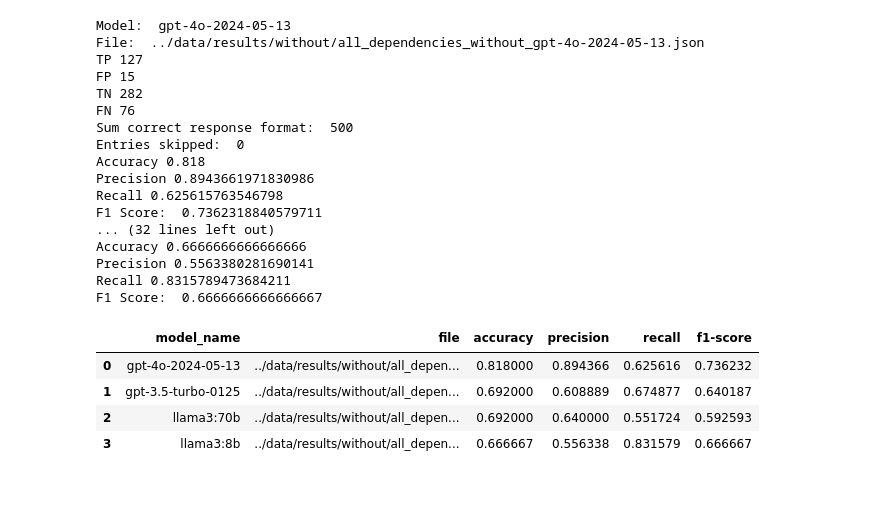
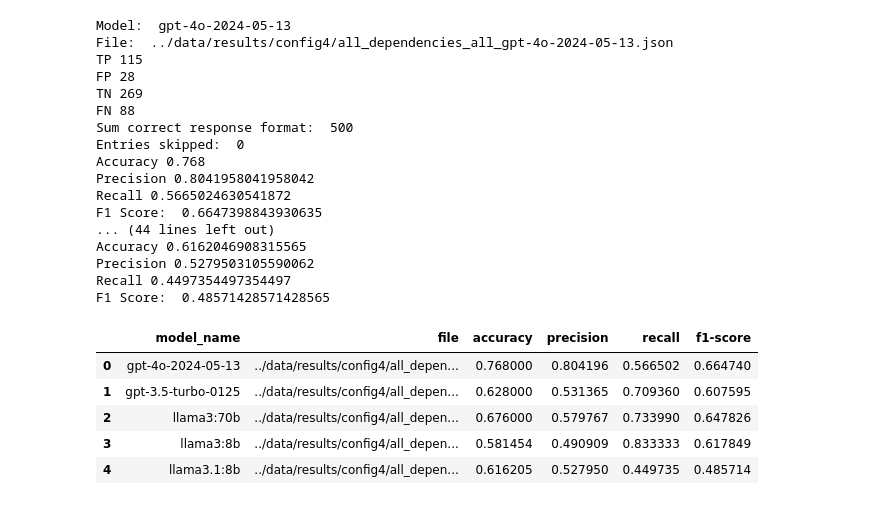
Before and after one commit to simisimon/dependency-validation-rag, a Jupyter notebook: evaluation/validation_effectiveness.ipynb, the cells around one changed output. Cells and saved outputs as stored; diff of their text form; code cells hidden in the pictures.

```diff
--- a/evaluation/validation_effectiveness.ipynb
+++ b/evaluation/validation_effectiveness.ipynb
@@ -111,39 +111,40 @@ def compute_validation_effectiveness(baseline_file: str, model_names: List, resu
 
 compute_validation_effectiveness(
     baseline_file="../data/results/all_dependencies.csv",
-    model_names=["gpt-4o-2024-05-13", "gpt-3.5-turbo-0125", "llama3:70b", "llama3:8b"],
-    result_dir="../data/results/without",
-    index_name="without"
+    model_names=["gpt-4o-2024-05-13", "gpt-3.5-turbo-0125", "llama3:70b", "llama3:8b", "llama3.1:8b"], #"llama3.1:70b"
+    result_dir="../data/results/config4",
+    index_name="all"
 )
 # %% [output]
 Model:  gpt-4o-2024-05-13
-File:  ../data/results/without/all_dependencies_without_gpt-4o-2024-05-13.json
-TP 127
-FP 15
-TN 282
-FN 76
+File:  ../data/results/config4/all_dependencies_all_gpt-4o-2024-05-13.json
+TP 115
+FP 28
+TN 269
+FN 88
 Sum correct response format:  500
 Entries skipped:  0
-Accuracy 0.818
-Precision 0.8943661971830986
-Recall 0.625615763546798
-F1 Score:  0.7362318840579711
-... (32 lines left out)
-Accuracy 0.6666666666666666
-Precision 0.5563380281690141
-Recall 0.8315789473684211
-F1 Score:  0.6666666666666667
+Accuracy 0.768
+Precision 0.8041958041958042
+Recall 0.5665024630541872
+F1 Score:  0.6647398843930635
+... (44 lines left out)
+Accuracy 0.6162046908315565
+Precision 0.5279503105590062
+Recall 0.4497354497354497
+F1 Score:  0.48571428571428565
 # %%
 import pandas as pd
 
-file_path = "../data/results/without/validation_effectiveness.csv"
+file_path = "../data/results/config4/validation_effectiveness.csv"
 
 df = pd.read_csv(file_path)
 
 df
 # %% [output]
 |  | model_name | file | accuracy | precision | recall | f1-score |
-| 0 | gpt-4o-2024-05-13 | ../data/results/without/all_depen... | 0.818000 | 0.894366 | 0.625616 | 0.736232 |
-| 1 | gpt-3.5-turbo-0125 | ../data/results/without/all_depen... | 0.692000 | 0.608889 | 0.674877 | 0.640187 |
-| 2 | llama3:70b | ../data/results/without/all_depen... | 0.692000 | 0.640000 | 0.551724 | 0.592593 |
-| 3 | llama3:8b | ../data/results/without/all_depen... | 0.666667 | 0.556338 | 0.831579 | 0.666667 |
+| 0 | gpt-4o-2024-05-13 | ../data/results/config4/all_depen... | 0.768000 | 0.804196 | 0.566502 | 0.664740 |
+| 1 | gpt-3.5-turbo-0125 | ../data/results/config4/all_depen... | 0.628000 | 0.531365 | 0.709360 | 0.607595 |
+| 2 | llama3:70b | ../data/results/config4/all_depen... | 0.676000 | 0.579767 | 0.733990 | 0.647826 |
+| 3 | llama3:8b | ../data/results/config4/all_depen... | 0.581454 | 0.490909 | 0.833333 | 0.617849 |
+| 4 | llama3.1:8b | ../data/results/config4/all_depen... | 0.616205 | 0.527950 | 0.449735 | 0.485714 |
```
Also changed, not shown: 7 other files.
